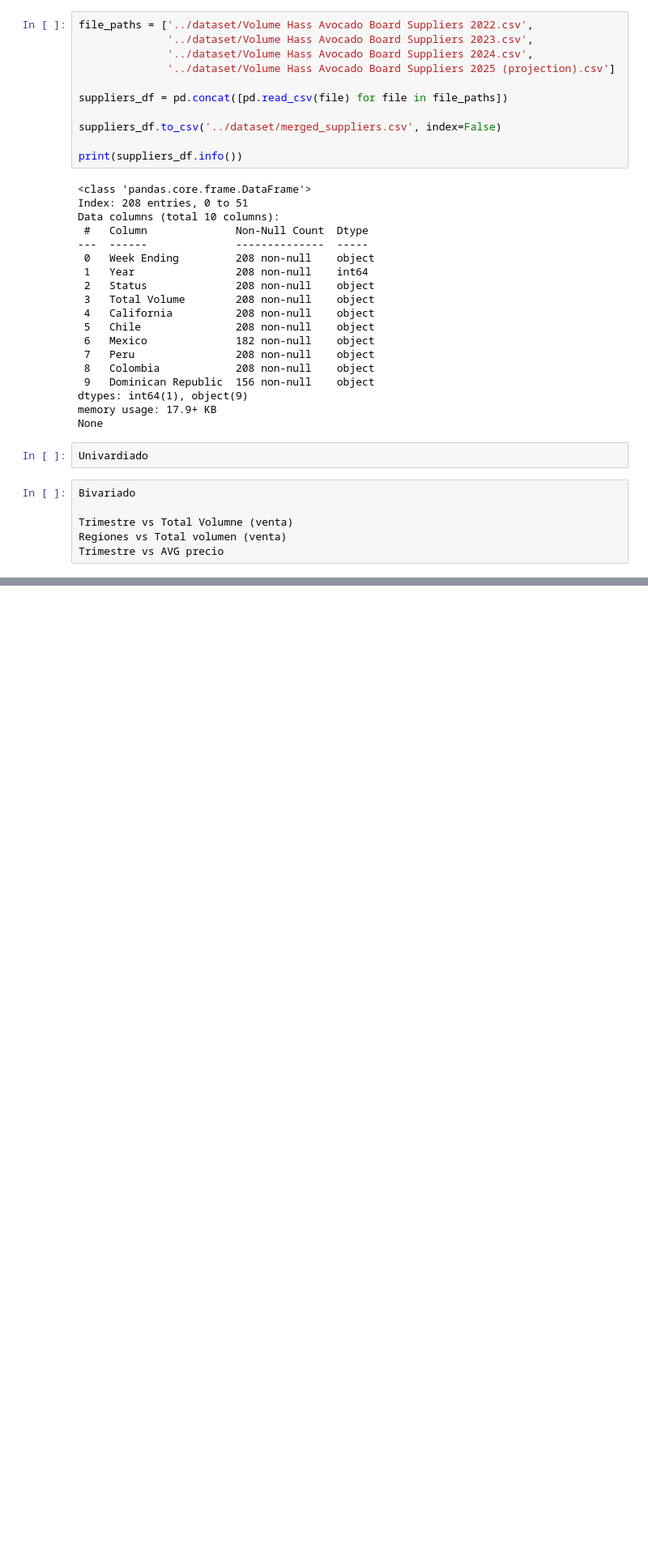
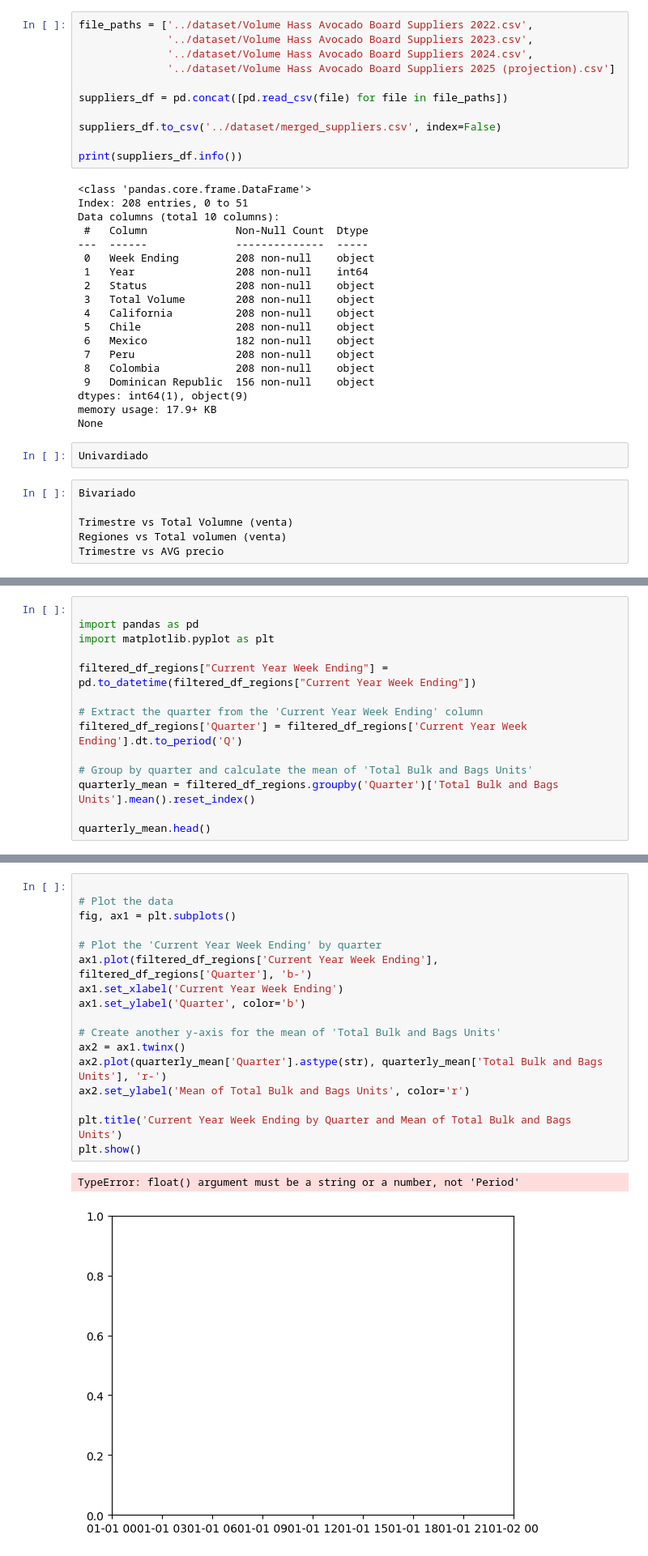
Before and after one commit to arboldeku/Avocado-2.0, a Jupyter notebook: code/import.ipynb, the cells around one changed output, grey strips where cells are left out. Shown at 81% size. Cells and saved outputs as stored; diff of their text form; blank space fills up the shorter version.

```diff
--- a/code/import.ipynb
+++ b/code/import.ipynb
@@ -180,0 +240,14 @@ Trimestre vs AVG precio
+# %%
+
+import pandas as pd
+import matplotlib.pyplot as plt
+
+filtered_df_regions["Current Year Week Ending"] = pd.to_datetime(filtered_df_regions["Current Year Week Ending"])
+
+# Extract the quarter from the 'Current Year Week Ending' column
+filtered_df_regions['Quarter'] = filtered_df_regions['Current Year Week Ending'].dt.to_period('Q')
+
+# Group by quarter and calculate the mean of 'Total Bulk and Bags Units'
+quarterly_mean = filtered_df_regions.groupby('Quarter')['Total Bulk and Bags Units'].mean().reset_index()
+
+quarterly_mean.head()
@@ -180,0 +271,20 @@ Trimestre vs AVG precio
+# %%
+
+# Plot the data
+fig, ax1 = plt.subplots()
+
+# Plot the 'Current Year Week Ending' by quarter
+ax1.plot(filtered_df_regions['Current Year Week Ending'], filtered_df_regions['Quarter'], 'b-')
+ax1.set_xlabel('Current Year Week Ending')
+ax1.set_ylabel('Quarter', color='b')
+
+# Create another y-axis for the mean of 'Total Bulk and Bags Units'
+ax2 = ax1.twinx()
+ax2.plot(quarterly_mean['Quarter'].astype(str), quarterly_mean['Total Bulk and Bags Units'], 'r-')
+ax2.set_ylabel('Mean of Total Bulk and Bags Units', color='r')
+
+plt.title('Current Year Week Ending by Quarter and Mean of Total Bulk and Bags Units')
+plt.show()
+# %% [output]
+TypeError: float() argument must be a string or a number, not 'Period'
+[figure, added]
```
Also changed, not shown: parts of 5 cells of this notebook.
